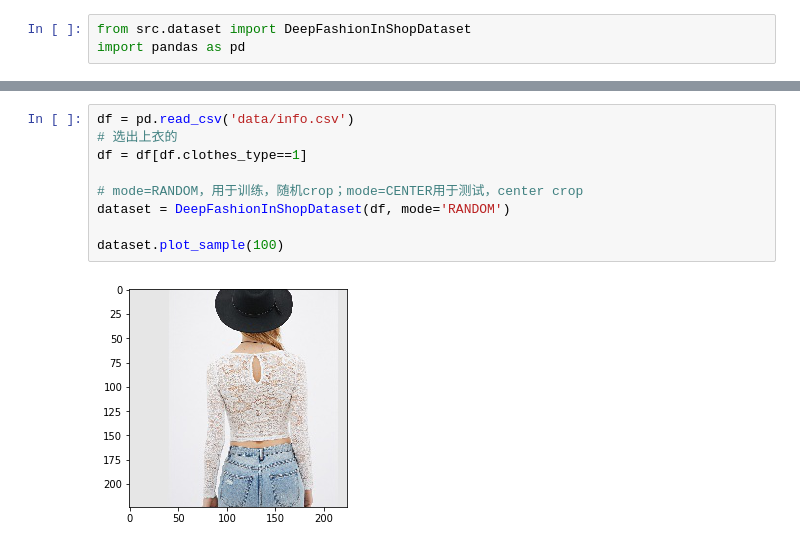
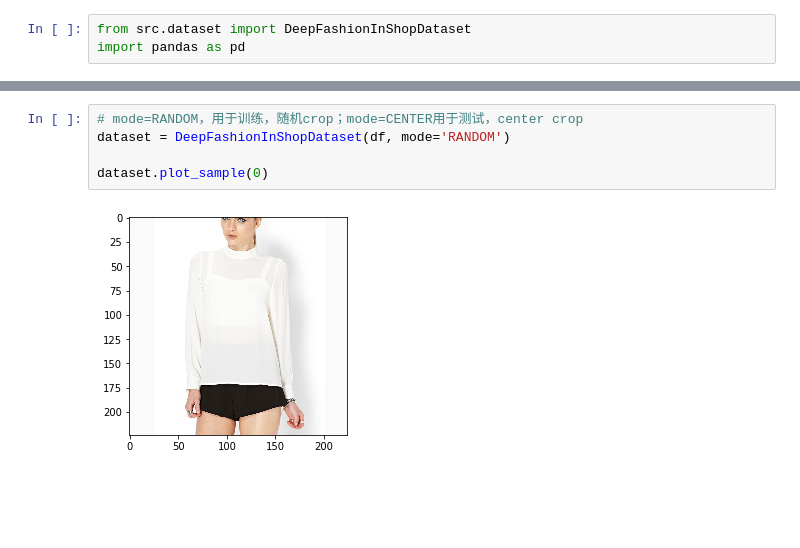
Before and after one commit to fdjingyuan/virtual-try-on, a Jupyter notebook: test.ipynb, the cells around one changed output, grey strips where cells are left out. Cells and saved outputs as stored; diff of their text form; blank space fills up the shorter version.

```diff
--- a/test.ipynb
+++ b/test.ipynb
@@ -4,11 +29,7 @@ import pandas as pd
 # %%
-df = pd.read_csv('data/info.csv')
-# 选出上衣的
-df = df[df.clothes_type==1]
-
 # mode=RANDOM，用于训练，随机crop；mode=CENTER用于测试，center crop
 dataset = DeepFashionInShopDataset(df, mode='RANDOM')
 
-dataset.plot_sample(100)
+dataset.plot_sample(0)
 # %% [output]
-[figure, old version]
+[figure, new version]
```
Also changed, not shown: parts of 2 cells of this notebook, 2 other files.
